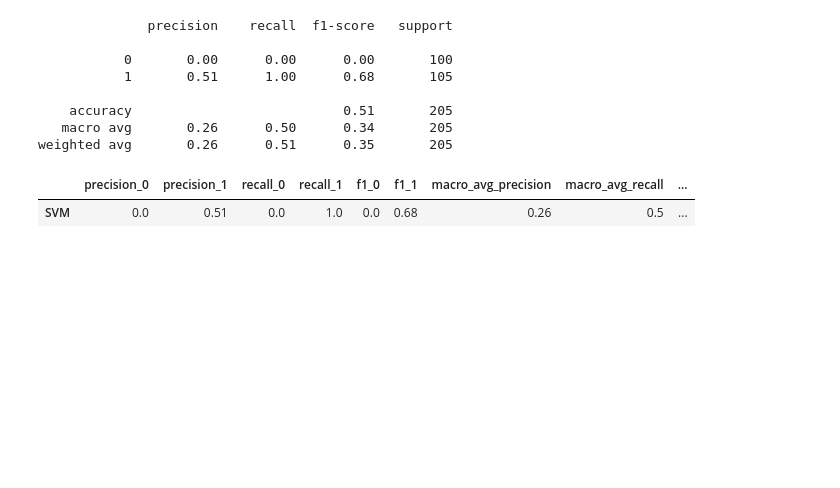
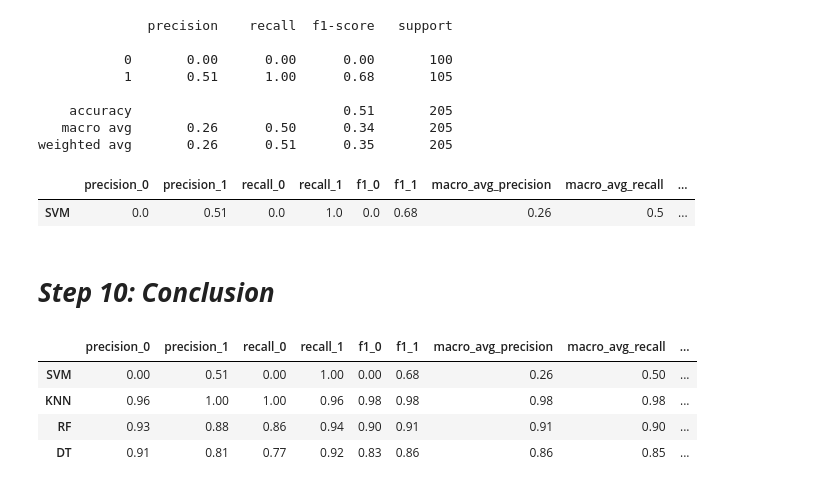
Before and after one commit to Mihishi/sca-supervised-prediction-model, a Jupyter notebook: sudden_cardiac_arrest.ipynb, the cells around one changed output. Saved outputs shown, nothing was run; the diff lists cells and outputs as text; code cells hidden in the pictures; blank space fills up the shorter version.

Commit message:
Conclusion done

```diff
--- a/sudden_cardiac_arrest.ipynb
+++ b/sudden_cardiac_arrest.ipynb
@@ -754,3 +754,19 @@ svm_evaluation
 # %% [output]
 |  | precision_0 | precision_1 | recall_0 | recall_1 | f1_0 | f1_1 | macro_avg_precision | macro_avg_recall | ... |
 | SVM | 0.0 | 0.51 | 0.0 | 1.0 | 0.0 | 0.68 | 0.26 | 0.5 | ... |
+# %% [markdown]
+# ***Step 10: Conclusion***
+# %%
+# Concatenate the dataframes
+all_evaluations = [dt_evaluation, rf_evaluation, knn_evaluation, svm_evaluation]
+results = pd.concat(all_evaluations)
+
+# Sort by 'recall_1'
+results = results.sort_values(by='recall_1', ascending=False).round(2)
+results
+# %% [output]
+|  | precision_0 | precision_1 | recall_0 | recall_1 | f1_0 | f1_1 | macro_avg_precision | macro_avg_recall | ... |
+| SVM | 0.00 | 0.51 | 0.00 | 1.00 | 0.00 | 0.68 | 0.26 | 0.50 | ... |
+| KNN | 0.96 | 1.00 | 1.00 | 0.96 | 0.98 | 0.98 | 0.98 | 0.98 | ... |
+| RF | 0.93 | 0.88 | 0.86 | 0.94 | 0.90 | 0.91 | 0.91 | 0.90 | ... |
+| DT | 0.91 | 0.81 | 0.77 | 0.92 | 0.83 | 0.86 | 0.86 | 0.85 | ... |
```
Also changed, not shown: parts of 1 cell of this notebook.
